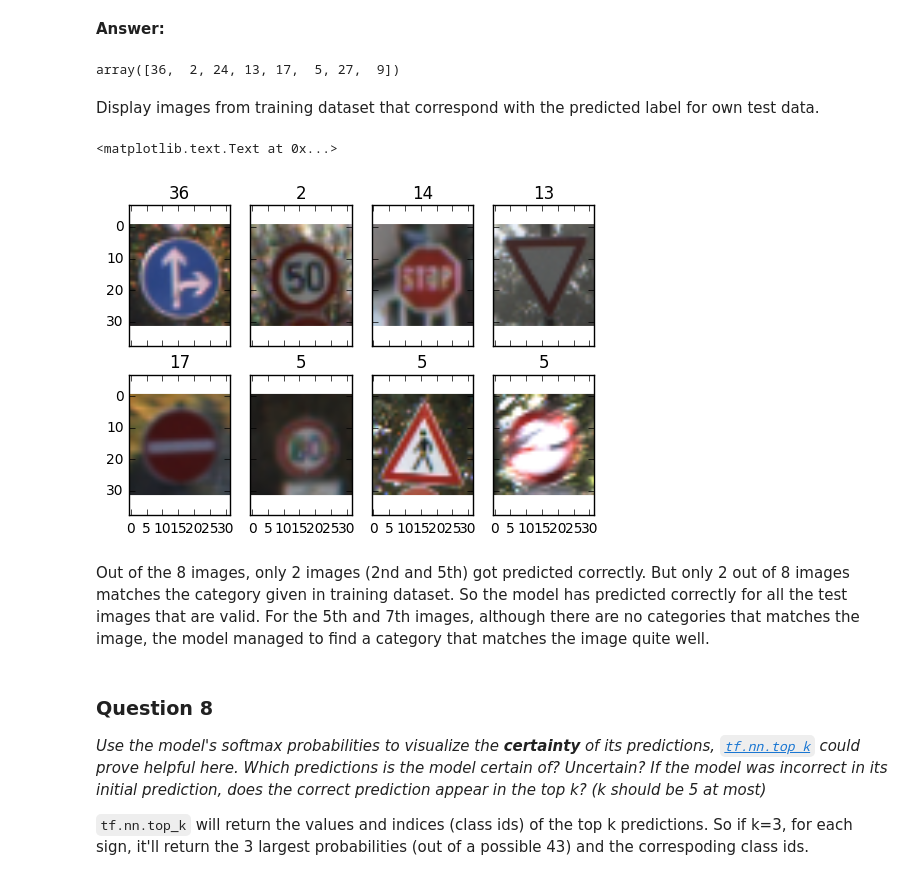
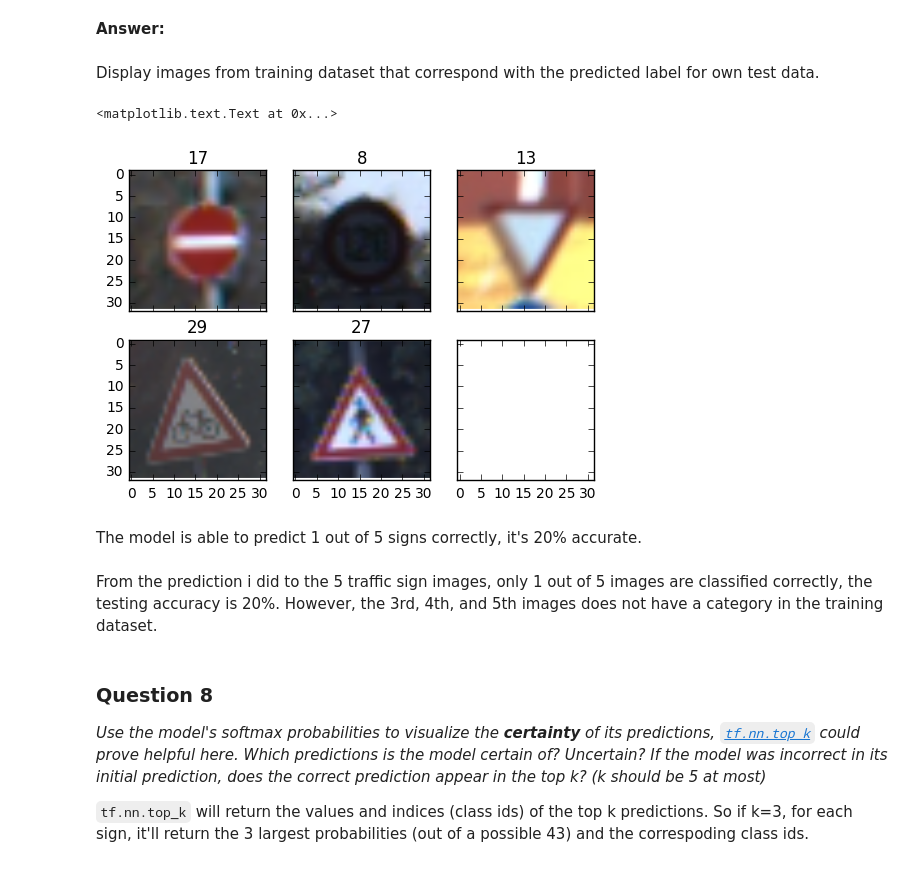
Before and after one commit to yongkiat94/CarND-Traffic-Sign-Classifier-Project, a Jupyter notebook: Traffic_Sign_Classifier.ipynb, the cells around one changed output. Drawn from its saved outputs; the diff is of its cells as text; code cells hidden in the pictures.

```diff
--- a/Traffic_Sign_Classifier.ipynb
+++ b/Traffic_Sign_Classifier.ipynb
@@ -486,12 +447,8 @@ with tf.Session() as sess:
     trans_range = 1
     for i in range(EPOCHS):
         #X_train, y_train = shuffle(X_train, y_train)
-        X_train_new, y_train_new = generate_data(X_train, y_train, ang_range, shear_range, trans_range)
-        X_train_new, y_train_new = np.array(X_train_new), np.array(y_train_new)
+        X_train_new, y_train_new = generate_data(X_train, y_train, ang_range, shear_range, trans_range, 4)
         X_train_new, y_train_new = shuffle(X_train_new, y_train_new)
-        ang_range *= 0.9
-        shear_range *= 0.9
-        trans_range *= 0.9
         for offset in range(0, len(X_train_new), BATCH_SIZE):
             end = offset + BATCH_SIZE
             batch_x, batch_y = X_train_new[offset:end], y_train_new[offset:end]
@@ -628,14 +610,11 @@ _Is your model able to perform equally well on captured pictures when compared t
 _**NOTE:** You could check the accuracy manually by using `signnames.csv` (same directory). This file has a mapping from the class id (0-42) to the corresponding sign name. So, you could take the class id the model outputs, lookup the name in `signnames.csv` and see if it matches the sign from the image._
 # %% [markdown]
 **Answer:**
-# %%
-import copy
-image_list_ori = copy.copy(image_list)
-# Apply histogram equalization on each image
-image_list = equalize_image(image_list)
-
-# Normalize data so that every image has range -0.5 to 0.5
-image_list = image_list / 255 - 0.5
+# %%
+import copy
+# Make a copy of the image to compare later
+image_list_ori = copy.copy(image_list)
+image_list = preprocess_image(image_list)
 # %%
 with tf.Session() as sess:
     loader = tf.train.import_meta_graph('lenet.meta')
@@ -647,50 +626,38 @@ logits_exp = np.exp(logits_res)
 rows = np.sum(logits_exp, axis=1)
 probs = logits_exp / rows[:, None]
 # %%
-np.argmax(probs, axis=1)
+categories = np.argmax(probs, axis=1)
-# %% [output]
-array([36,  2, 24, 13, 17,  5, 27,  9])
 # %% [markdown]
 Display images from training dataset that correspond with the predicted label for own test data.
 # %%
 X_train2, y_train2 = train['features'], train['labels']
 
 import random
-f, ((ax1, ax2, ax3, ax4), (ax5, ax6, ax7, ax8)) = plt.subplots(2, 4, sharex='col', sharey='row')
-
-# Categories that are predicted for taken pictures.
-categories = [36, 2, 14, 13, 17, 5, 27, 9]
+f, ((ax1, ax2, ax3), (ax4, ax5, ax6)) = plt.subplots(2, 3, sharex='col', sharey='row')
 
 # Randomly select 1 image each from the 8 categories and display
 image_1 = random.choice([i for i in range(len(y_train2)) if y_train2[i] == categories[0]])
 ax1.imshow(X_train2[image_1,:,:,:])
 ax1.set_title(categories[0])
 image_2 = random.choice([i for i in range(len(y_train2)) if y_train2[i] == categories[1]])
 ax2.imshow(X_train2[image_2,:,:,:])
 ax2.set_title(categories[1])
 image_3 = random.choice([i for i in range(len(y_train2)) if y_train2[i] == categories[2]])
 ax3.imshow(X_train2[image_3,:,:,:])
 ax3.set_title(categories[2])
 image_4 = random.choice([i for i in range(len(y_train2)) if y_train2[i] == categories[3]])
 ax4.imshow(X_train2[image_4,:,:,:])
 ax4.set_title(categories[3])
 image_5 = random.choice([i for i in range(len(y_train2)) if y_train2[i] == categories[4]])
 ax5.imshow(X_train2[image_5,:,:,:])
 ax5.set_title(categories[4])
-image_6 = random.choice([i for i in range(len(y_train2)) if y_train2[i] == categories[5]])
-ax6.imshow(X_train2[image_6,:,:,:])
-ax6.set_title(categories[5])
-image_7 = random.choice([i for i in range(len(y_train2)) if y_train2[i] == categories[6]])
-ax7.imshow(X_train2[image_7,:,:,:])
-ax7.set_title(categories[5])
-image_8 = random.choice([i for i in range(len(y_train2)) if y_train2[i] == categories[7]])
-ax8.imshow(X_train2[image_8,:,:,:])
-ax8.set_title(categories[5])
 # %% [output]
 <matplotlib.text.Text at 0x...>
-[figure, old version]
+[figure, new version]
-# %% [markdown]
-Out of the 8 images, only 2 images (2nd and 5th) got predicted correctly. But only 2 out of 8 images matches the category given in training dataset. So the model has predicted correctly for all the test images that are valid. For the 5th and 7th images, although there are no categories that matches the image, the model managed to find a category that matches the image quite well.
+# %% [markdown]
+The model is able to predict 1 out of 5 signs correctly, it's 20% accurate.
+# %% [markdown]
+From the prediction i did to the 5 traffic sign images, only 1 out of 5 images are classified correctly, the testing accuracy is 20%. However, the 3rd, 4th, and 5th images does not have a category in the training dataset.
 # %% [markdown]
 ### Question 8
 
```
Also changed, not shown: parts of 42 cells of this notebook, 1 other file.
